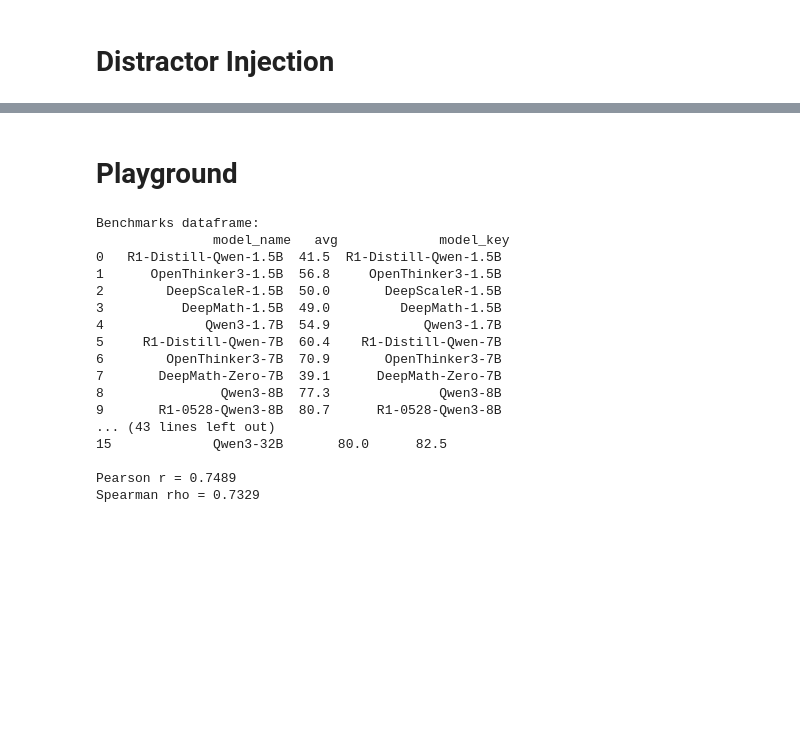
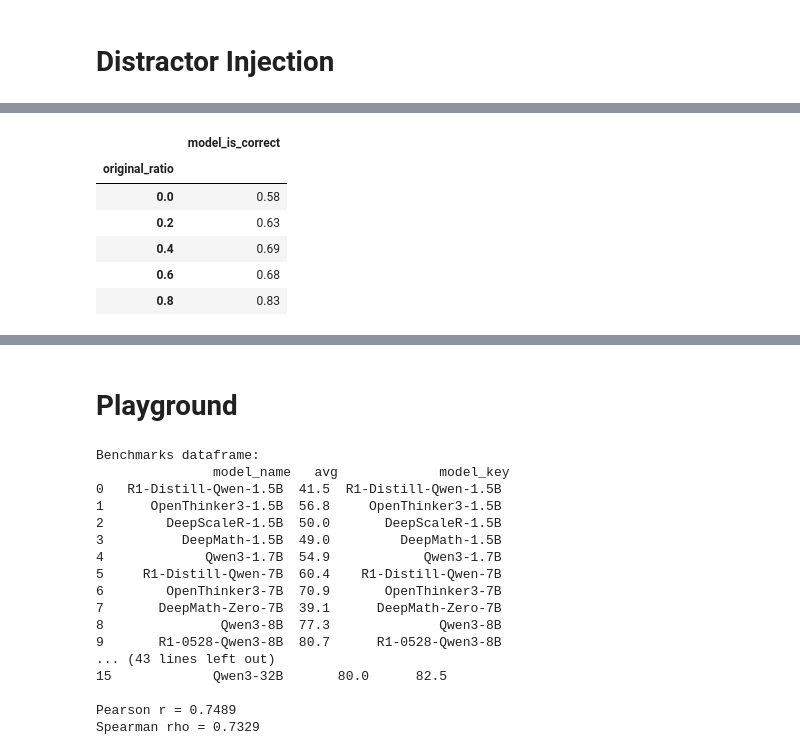
Before and after one commit to Aochong-Li/perturb-r, a Jupyter notebook: notebook/math/benchmark_eval.ipynb, the cells around one changed output, grey strips where cells are left out. Saved outputs shown, nothing was run; the diff lists cells and outputs as text; code cells hidden in the pictures; blank space fills up the shorter version.

```diff
--- a/notebook/math/benchmark_eval.ipynb
+++ b/notebook/math/benchmark_eval.ipynb
@@ -673,0 +502,10 @@ Two canonical questions (Question ONE and Question TWO) and their solutions are
+# %%
+df.groupby(["original_ratio"])[["model_is_correct"]].mean()
+# %% [output]
+|  | model_is_correct |
+| original_ratio |  |
+| 0.0 | 0.58 |
+| 0.2 | 0.63 |
+| 0.4 | 0.69 |
+| 0.6 | 0.68 |
+| 0.8 | 0.83 |
```
Also changed, not shown: parts of 46 cells of this notebook, 11 other files.
